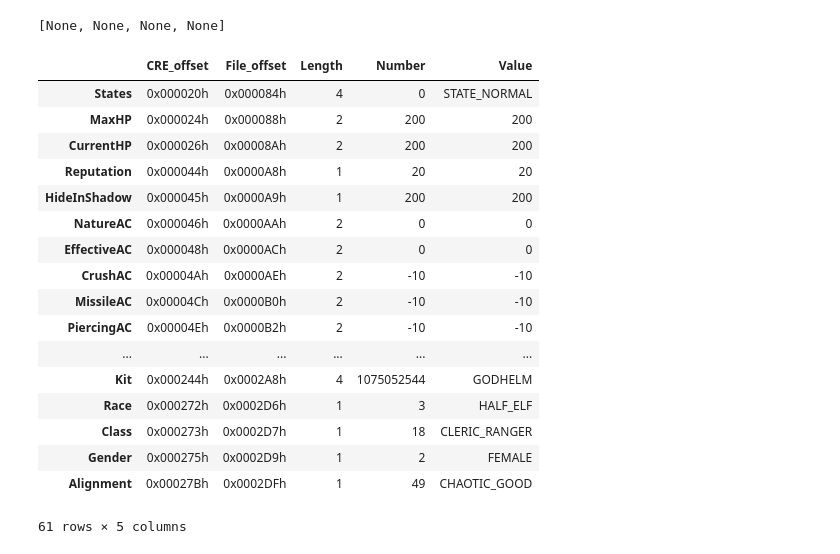
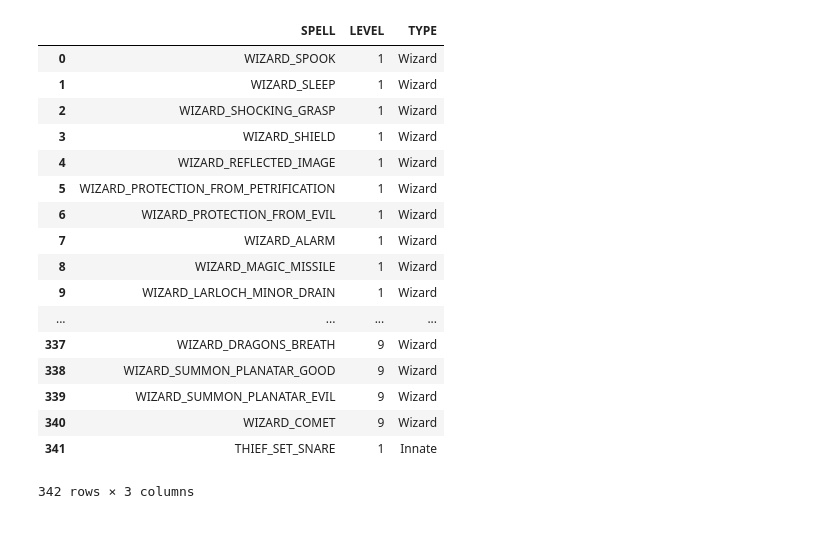
Before and after one commit to yzhcareer/BaldurGate-Save, a Jupyter notebook: CharEditor.ipynb, the cells around one changed output. Drawn from its saved outputs; the diff is of its cells as text; code cells hidden in the pictures.

Commit message:
added items and spells

```diff
--- a/CharEditor.ipynb
+++ b/CharEditor.ipynb
@@ -443,6 +31,9 @@ class DataPiece(BaseOps):
         self.signed = False
         self.order = 'little'
 
+    def getBytes(self, buffer, seg_offset):
+        return buffer[seg_offset + self.position:
+                      seg_offset + self.end]
 
     def getValue(self, buffer, seg_offset):
         return self.bytes2Num(buffer[seg_offset + self.position:
@@ -940,8 +731,16 @@ class CRE():
         return _name.decode('UTF-8')
 
     @property
-    def weapon(self):
-        return self.cre.weapon
+    def weapons(self):
+        return self.cre.weapons
+
+    @property
+    def spells(self):
+        return self.cre.spells
+
+    @property
+    def items(self):
+        return self.cre.items
 
     @property
     def data(self):
@@ -972,6 +771,18 @@ class CRE():
     def setValue(self, item, new_value):
         self.cre.setValue(item, new_value)
 
+    def addSpell(self, spell):
+        self.cre.knownSpell.insert(spell)
+
+    def removeSpell(self, spell):
+        self.cre.knownSpell.delete(spell)
+
+    def giveItem(self, item, quantity=1):
+        self.cre.inventoryItems.insert(item, quantity)
+
+    def removeItem(self, item):
+        self.cre.inventoryItems.delete(item)
+
     def pack(self):
         bio_buffer = self.zipfile.read(self.file_list[0])
         self.zipfile.close()
@@ -1000,25 +792,27 @@ a[3].setValue(Segments.Kit, Tables.Kit.MAGESCHOOL_WILDMAGE)
-# %%
-[_.pack() for _ in a]
-# %% [output]
-[None, None, None, None]
-# %%
-a[1].data
-# %% [output]
-|  | CRE_offset | File_offset | Length | Number | Value |
-| States | 0x000020h | 0x000084h | 4 | 0 | STATE_NORMAL |
-| MaxHP | 0x000024h | 0x000088h | 2 | 200 | 200 |
-| CurrentHP | 0x000026h | 0x00008Ah | 2 | 200 | 200 |
-| Reputation | 0x000044h | 0x0000A8h | 1 | 20 | 20 |
-| HideInShadow | 0x000045h | 0x0000A9h | 1 | 200 | 200 |
-| NatureAC | 0x000046h | 0x0000AAh | 2 | 0 | 0 |
-| EffectiveAC | 0x000048h | 0x0000ACh | 2 | 0 | 0 |
-| CrushAC | 0x00004Ah | 0x0000AEh | 2 | -10 | -10 |
-| MissileAC | 0x00004Ch | 0x0000B0h | 2 | -10 | -10 |
-| PiercingAC | 0x00004Eh | 0x0000B2h | 2 | -10 | -10 |
-| ... | ... | ... | ... | ... | ... |
-| Kit | 0x000244h | 0x0002A8h | 4 | 1075052544 | GODHELM |
-| Race | 0x000272h | 0x0002D6h | 1 | 3 | HALF_ELF |
-| Class | 0x000273h | 0x0002D7h | 1 | 18 | CLERIC_RANGER |
-| Gender | 0x000275h | 0x0002D9h | 1 | 2 | FEMALE |
-| Alignment | 0x00027Bh | 0x0002DFh | 1 | 49 | CHAOTIC_GOOD |
-61 rows × 5 columns
+# %%
+filename = r'08BARD.bg1character'
+a = CRE(filename)
+# %%
+a.cre.inventoryItems.insert(Items.AMULETS.Agni_Mani_Necklace)
+a.removeItem(Items.BAGS.Ammo_Belt)
+# %%
+a.spells
+# %% [output]
+|  | SPELL | LEVEL | TYPE |
+| 0 | WIZARD_SPOOK | 1 | Wizard |
+| 1 | WIZARD_SLEEP | 1 | Wizard |
+| 2 | WIZARD_SHOCKING_GRASP | 1 | Wizard |
+| 3 | WIZARD_SHIELD | 1 | Wizard |
+| 4 | WIZARD_REFLECTED_IMAGE | 1 | Wizard |
+| 5 | WIZARD_PROTECTION_FROM_PETRIFICATION | 1 | Wizard |
+| 6 | WIZARD_PROTECTION_FROM_EVIL | 1 | Wizard |
+| 7 | WIZARD_ALARM | 1 | Wizard |
+| 8 | WIZARD_MAGIC_MISSILE | 1 | Wizard |
+| 9 | WIZARD_LARLOCH_MINOR_DRAIN | 1 | Wizard |
+| ... | ... | ... | ... |
+| 337 | WIZARD_DRAGONS_BREATH | 9 | Wizard |
+| 338 | WIZARD_SUMMON_PLANATAR_GOOD | 9 | Wizard |
+| 339 | WIZARD_SUMMON_PLANATAR_EVIL | 9 | Wizard |
+| 340 | WIZARD_COMET | 9 | Wizard |
+| 341 | THIEF_SET_SNARE | 1 | Innate |
+342 rows × 3 columns
```
Also changed, not shown: parts of 18 cells of this notebook, 9 other files.
